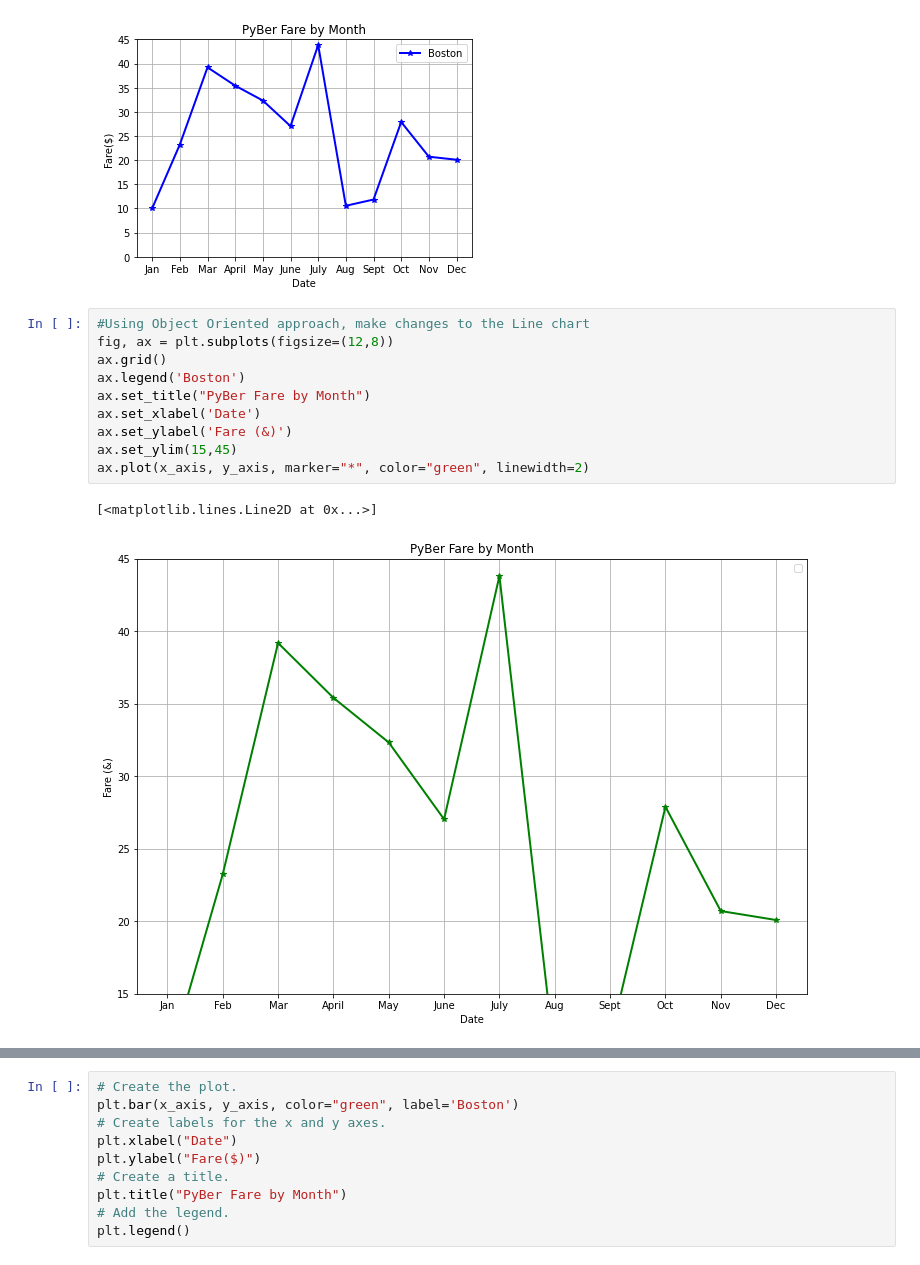
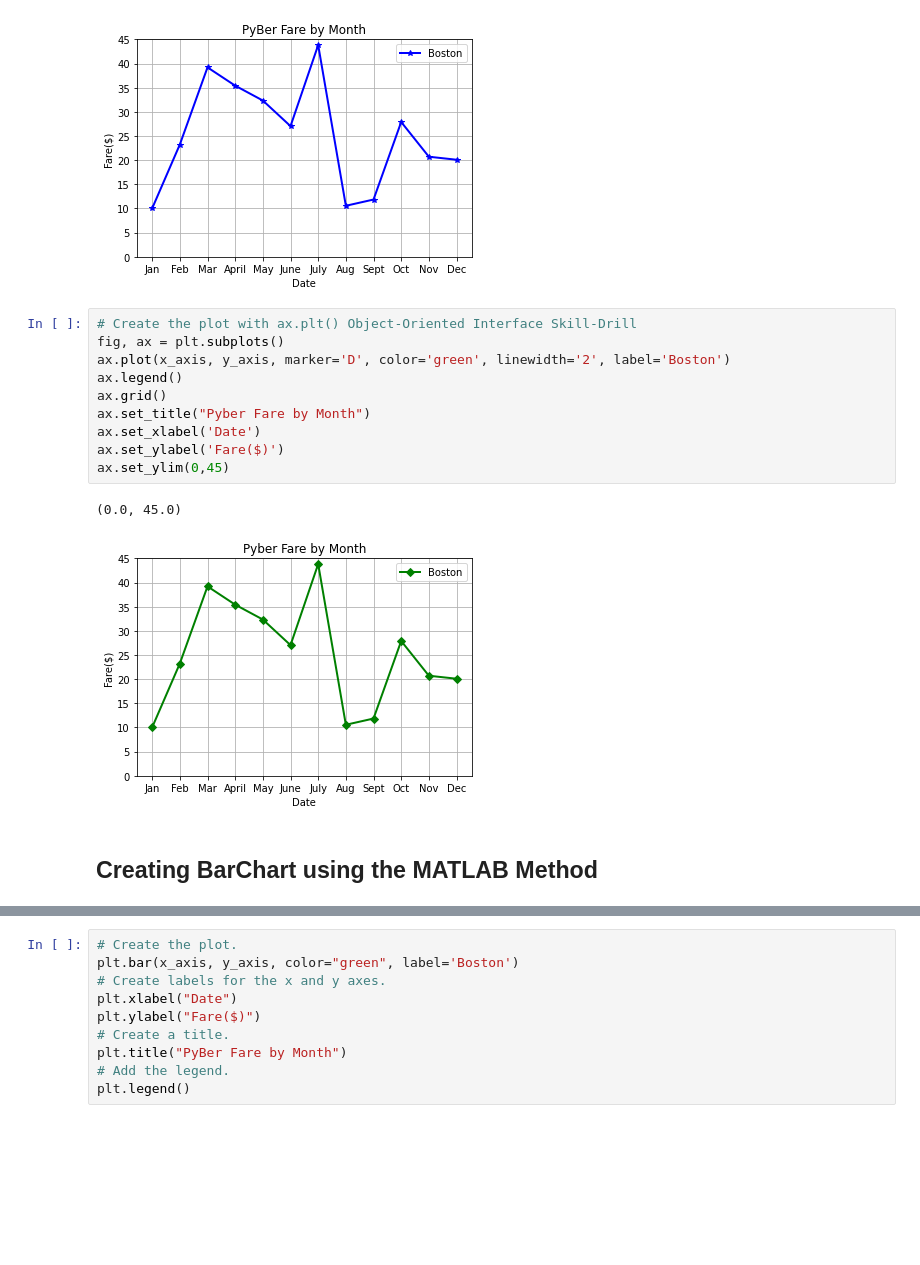
Before and after one commit to jhonpire/PyBer_Analysis, a Jupyter notebook: matplotlib_practice.ipynb, the cells around one changed output, grey strips where cells are left out. Cells and saved outputs as stored; diff of their text form; blank space fills up the shorter version.

```diff
--- a/matplotlib_practice.ipynb
+++ b/matplotlib_practice.ipynb
@@ -66,16 +76,18 @@ plt.legend()
 <matplotlib.legend.Legend at 0x...>
 [figure]
 # %%
-#Using Object Oriented approach, make changes to the Line chart
-fig, ax = plt.subplots(figsize=(12,8))
+# Create the plot with ax.plt() Object-Oriented Interface Skill-Drill
+fig, ax = plt.subplots()
+ax.plot(x_axis, y_axis, marker='D', color='green', linewidth='2', label='Boston')
+ax.legend()
 ax.grid()
-ax.legend('Boston')
-ax.set_title("PyBer Fare by Month")
+ax.set_title("Pyber Fare by Month")
 ax.set_xlabel('Date')
-ax.set_ylabel('Fare (&)')
-ax.set_ylim(15,45)
-ax.plot(x_axis, y_axis, marker="*", color="green", linewidth=2)
+ax.set_ylabel('Fare($)')
+ax.set_ylim(0,45)
 # %% [output]
-[<matplotlib.lines.Line2D at 0x...>]
+(0.0, 45.0)
-[figure, old version]
+[figure, new version]
+# %% [markdown]
+## Creating BarChart using the MATLAB Method
 # %%
```
Also changed, not shown: parts of 35 cells of this notebook, 6 other files.
